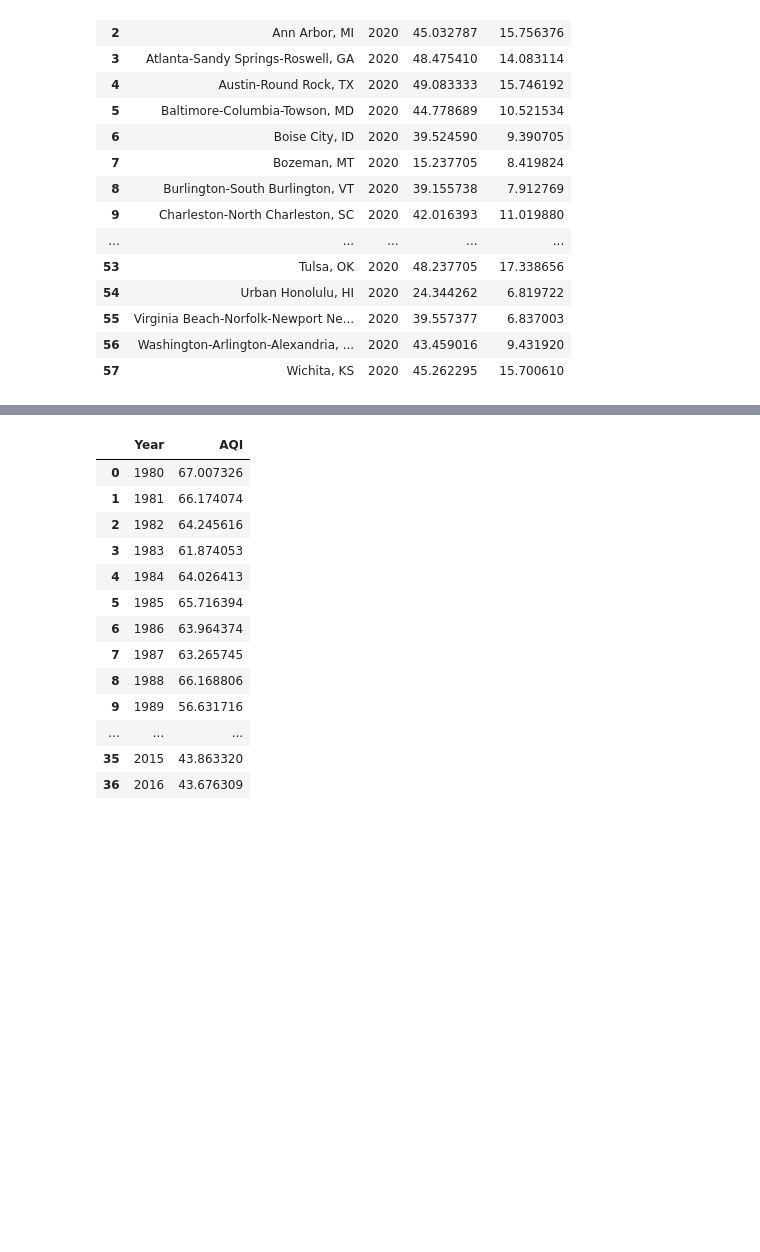
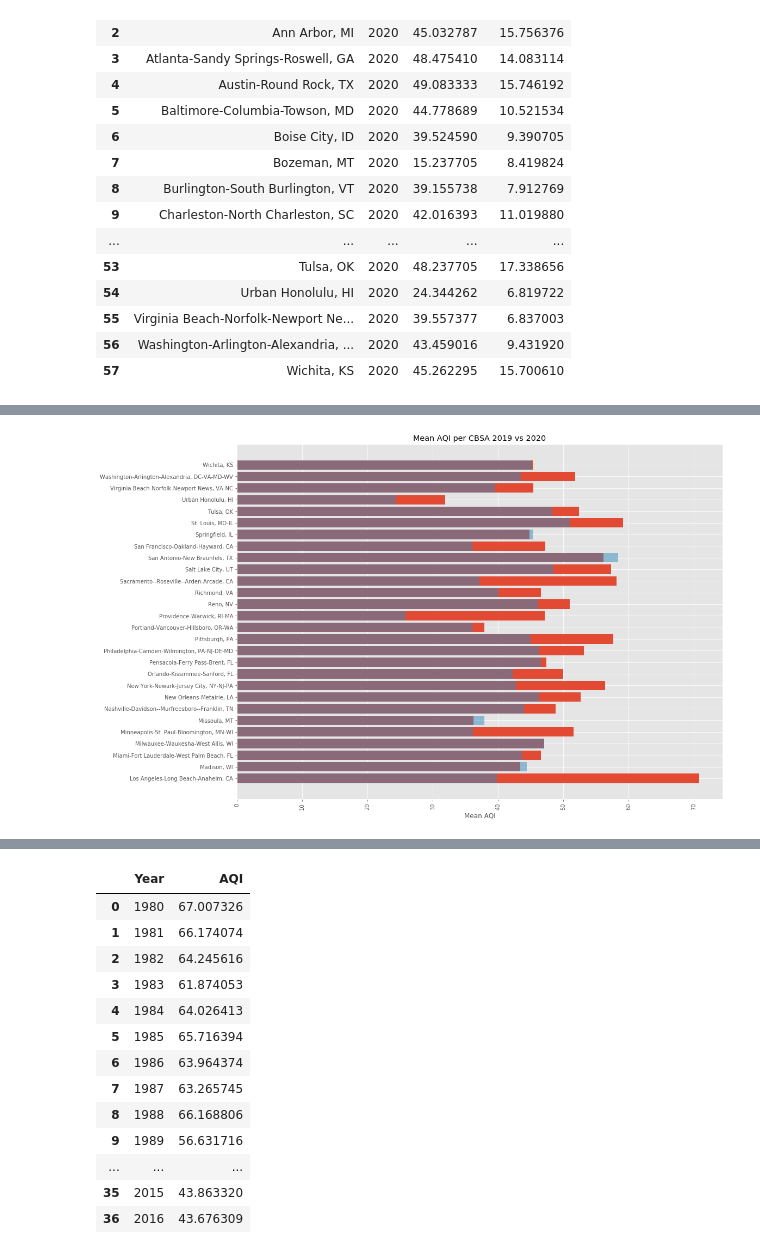
Before and after one commit to jmarkhei/BreathfreshCOVIDair, a Jupyter notebook: graphing7_22.ipynb, the cells around one changed output, grey strips where cells are left out. Saved outputs shown, nothing was run; the diff lists cells and outputs as text; code cells hidden in the pictures; blank space fills up the shorter version.

```diff
--- a/graphing7_22.ipynb
+++ b/graphing7_22.ipynb
@@ -899,0 +898,2 @@ fig, ax = plt.subplots()
+# %%
+combo_mean_aqi2_2half = combo_mean_aqi2[30:]
@@ -899,0 +931,11 @@ fig, ax = plt.subplots()
+# %%
+fig, ax = plt.subplots(figsize=(16,12))
+
+ax.barh(combo_mean_aqi2_2half['CBSA'], combo_mean_aqi2_2half['AQI_2019'])
+ax.barh(combo_mean_aqi2_2half['CBSA'], combo_mean_aqi2_2half['AQI_2020'], alpha=0.5)
+ax.set_xlabel('Mean AQI')
+ax.set_title('Mean AQI per CBSA 2019 vs 2020')
+plt.xticks(rotation='vertical')
+plt.show()
+# %% [output]
+[figure, added]
```
Also changed, not shown: parts of 6 cells of this notebook.
